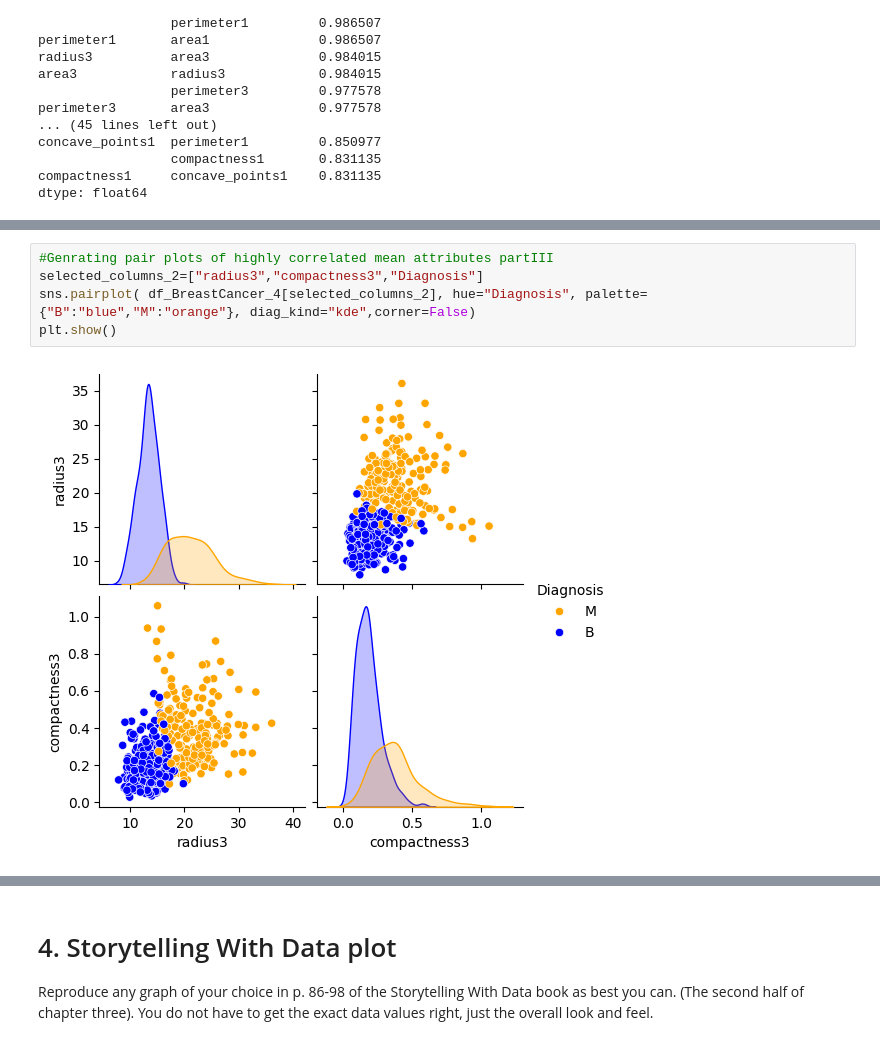
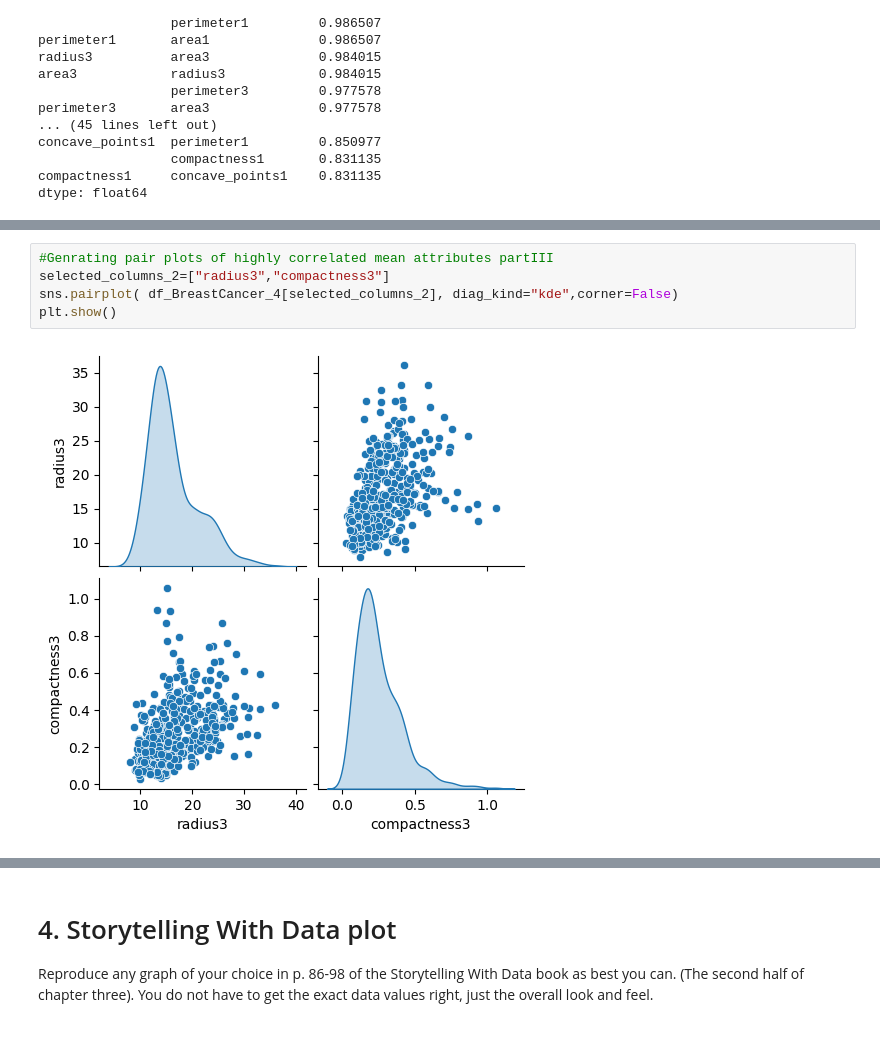
Before and after one commit to Jbaner/Module-B-semester-2, a Jupyter notebook: Week6.ipynb, the cells around one changed output, grey strips where cells are left out. Saved outputs shown, nothing was run; the diff lists cells and outputs as text.

```diff
--- a/Week6.ipynb
+++ b/Week6.ipynb
@@ -285,10 +298,10 @@ plt.show()
 # %%
 #Genrating pair plots of highly correlated mean attributes partIII
-selected_columns_2=["radius3","compactness3","Diagnosis"]
-sns.pairplot( df_BreastCancer_4[selected_columns_2], hue="Diagnosis", palette={"B":"blue","M":"orange"}, diag_kind="kde",corner=False)
+selected_columns_2=["radius3","compactness3"]
+sns.pairplot( df_BreastCancer_4[selected_columns_2], diag_kind="kde",corner=False)
 plt.show()
 # %% [output]
-[figure, old version]
+[figure, new version]
 # %%
 #Genrating pair plots of highly correlated mean attributes partIV
 selected_columns_2=["radius3","concave_points3","texture3","smoothness3","symmetry3","fractal_dimension3","Diagnosis"]
```
Also changed, not shown: parts of 15 cells of this notebook.
